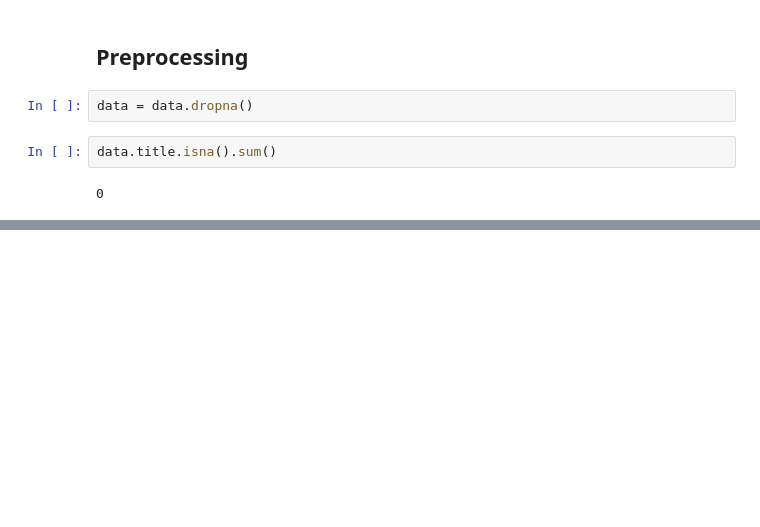
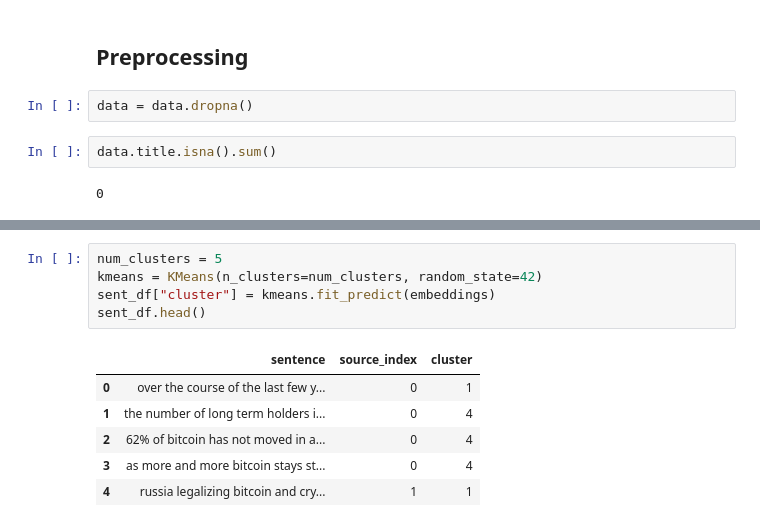
Before and after one commit to gaurav1-9/temporal-topical-sorting, a Jupyter notebook: bitcoin/code_v1.ipynb, the cells around one changed output, grey strips where cells are left out. Cells and saved outputs as stored; diff of their text form; blank space fills up the shorter version.

```diff
--- a/bitcoin/code_v1.ipynb
+++ b/bitcoin/code_v1.ipynb
@@ -70,0 +132,12 @@ data.head()
+# %%
+num_clusters = 5
+kmeans = KMeans(n_clusters=num_clusters, random_state=42)
+sent_df["cluster"] = kmeans.fit_predict(embeddings)
+sent_df.head()
+# %% [output]
+|  | sentence | source_index | cluster |
+| 0 | over the course of the last few y... | 0 | 1 |
+| 1 | the number of long term holders i... | 0 | 4 |
+| 2 | 62% of bitcoin has not moved in a... | 0 | 4 |
+| 3 | as more and more bitcoin stays st... | 0 | 4 |
+| 4 | russia legalizing bitcoin and cry... | 1 | 1 |
```
Also changed, not shown: parts of 14 cells of this notebook, 2 other files.
